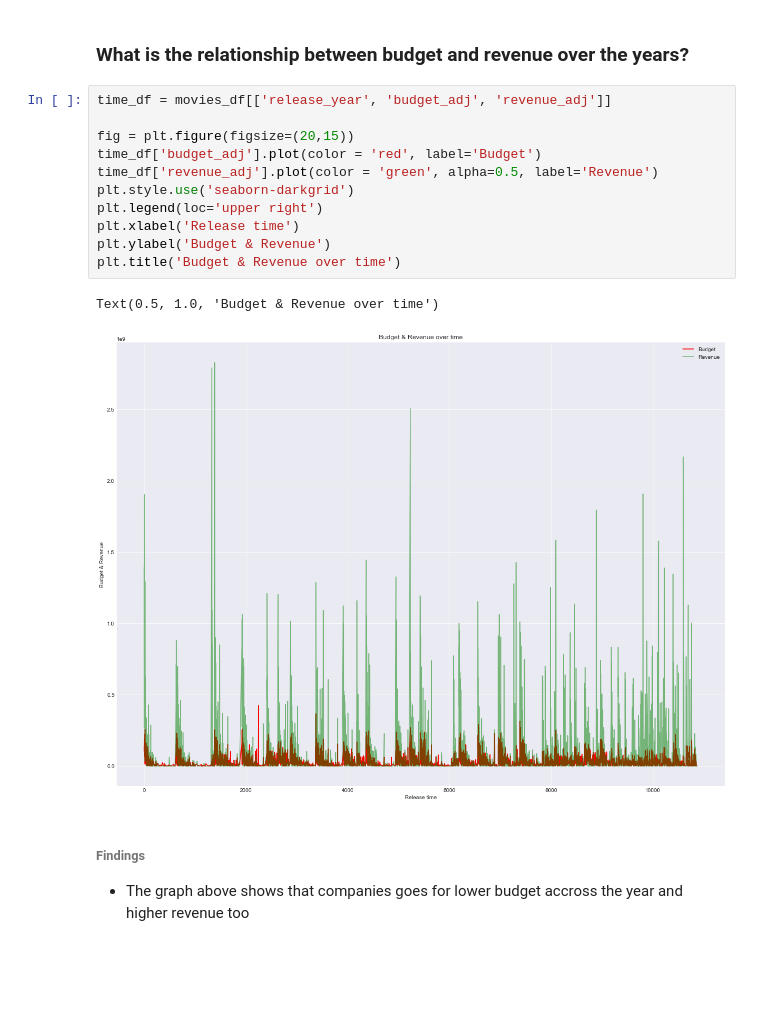
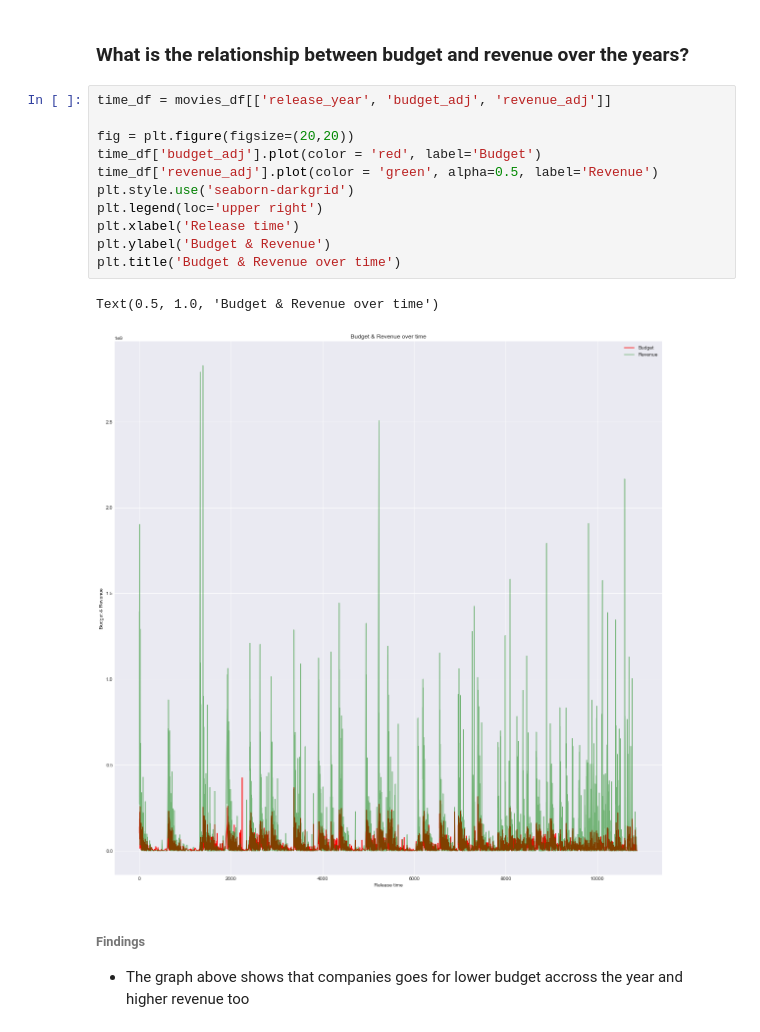
Before and after one commit to hagerElsehaimy/TMDb, a Jupyter notebook: TMDb.ipynb, the cells around one changed output. Drawn from its saved outputs; the diff is of its cells as text; blank space fills up the shorter version.

```diff
--- a/TMDb.ipynb
+++ b/TMDb.ipynb
@@ -498,17 +498,17 @@ movie_one_variable_visualization('production_companies','profit','company groups
 # %%
 time_df = movies_df[['release_year', 'budget_adj', 'revenue_adj']]
 
-fig = plt.figure(figsize=(20,15))
+fig = plt.figure(figsize=(20,20))
 time_df['budget_adj'].plot(color = 'red', label='Budget')
 time_df['revenue_adj'].plot(color = 'green', alpha=0.5, label='Revenue')
 plt.style.use('seaborn-darkgrid')
 plt.legend(loc='upper right')
 plt.xlabel('Release time')
 plt.ylabel('Budget & Revenue')
 plt.title('Budget & Revenue over time')
 # %% [output]
 Text(0.5, 1.0, 'Budget & Revenue over time')
-[figure, old version]
+[figure, new version]
 # %% [markdown]
 ###### Findings
 - The graph above shows that companies goes for lower budget accross the year and higher revenue too
```
Also changed, not shown: parts of 4 cells of this notebook.
